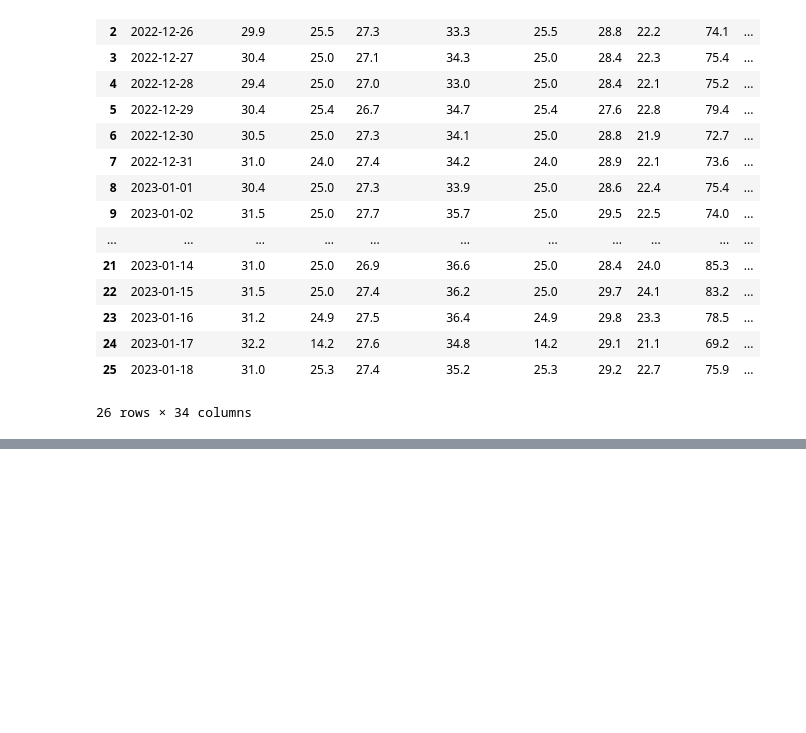
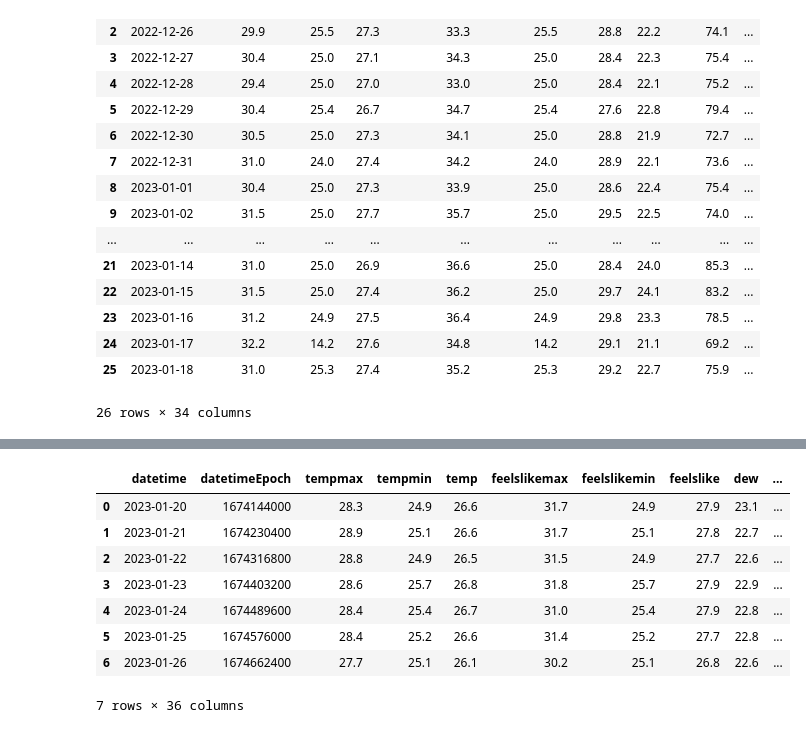
Before and after one commit to Waynelearn/ID2223-Air_Quality_Project, a Jupyter notebook: Pipelines/Untitled.ipynb, the cells around one changed output, grey strips where cells are left out. Drawn from its saved outputs; the diff is of its cells as text; code cells hidden in the pictures; blank space fills up the shorter version.

```diff
--- a/Pipelines/Untitled.ipynb
+++ b/Pipelines/Untitled.ipynb
@@ -260,0 +299,12 @@ weather_input=w.forcast_query(7)
+# %%
+weather_input
+# %% [output]
+|  | datetime | datetimeEpoch | tempmax | tempmin | temp | feelslikemax | feelslikemin | feelslike | dew | ... |
+| 0 | 2023-01-20 | 1674144000 | 28.3 | 24.9 | 26.6 | 31.7 | 24.9 | 27.9 | 23.1 | ... |
+| 1 | 2023-01-21 | 1674230400 | 28.9 | 25.1 | 26.6 | 31.7 | 25.1 | 27.8 | 22.7 | ... |
+| 2 | 2023-01-22 | 1674316800 | 28.8 | 24.9 | 26.5 | 31.5 | 24.9 | 27.7 | 22.6 | ... |
+| 3 | 2023-01-23 | 1674403200 | 28.6 | 25.7 | 26.8 | 31.8 | 25.7 | 27.9 | 22.9 | ... |
+| 4 | 2023-01-24 | 1674489600 | 28.4 | 25.4 | 26.7 | 31.0 | 25.4 | 27.9 | 22.8 | ... |
+| 5 | 2023-01-25 | 1674576000 | 28.4 | 25.2 | 26.6 | 31.4 | 25.2 | 27.7 | 22.8 | ... |
+| 6 | 2023-01-26 | 1674662400 | 27.7 | 25.1 | 26.1 | 30.2 | 25.1 | 26.8 | 22.6 | ... |
+7 rows × 36 columns
```
Also changed, not shown: parts of 42 cells of this notebook, 8 other files.
